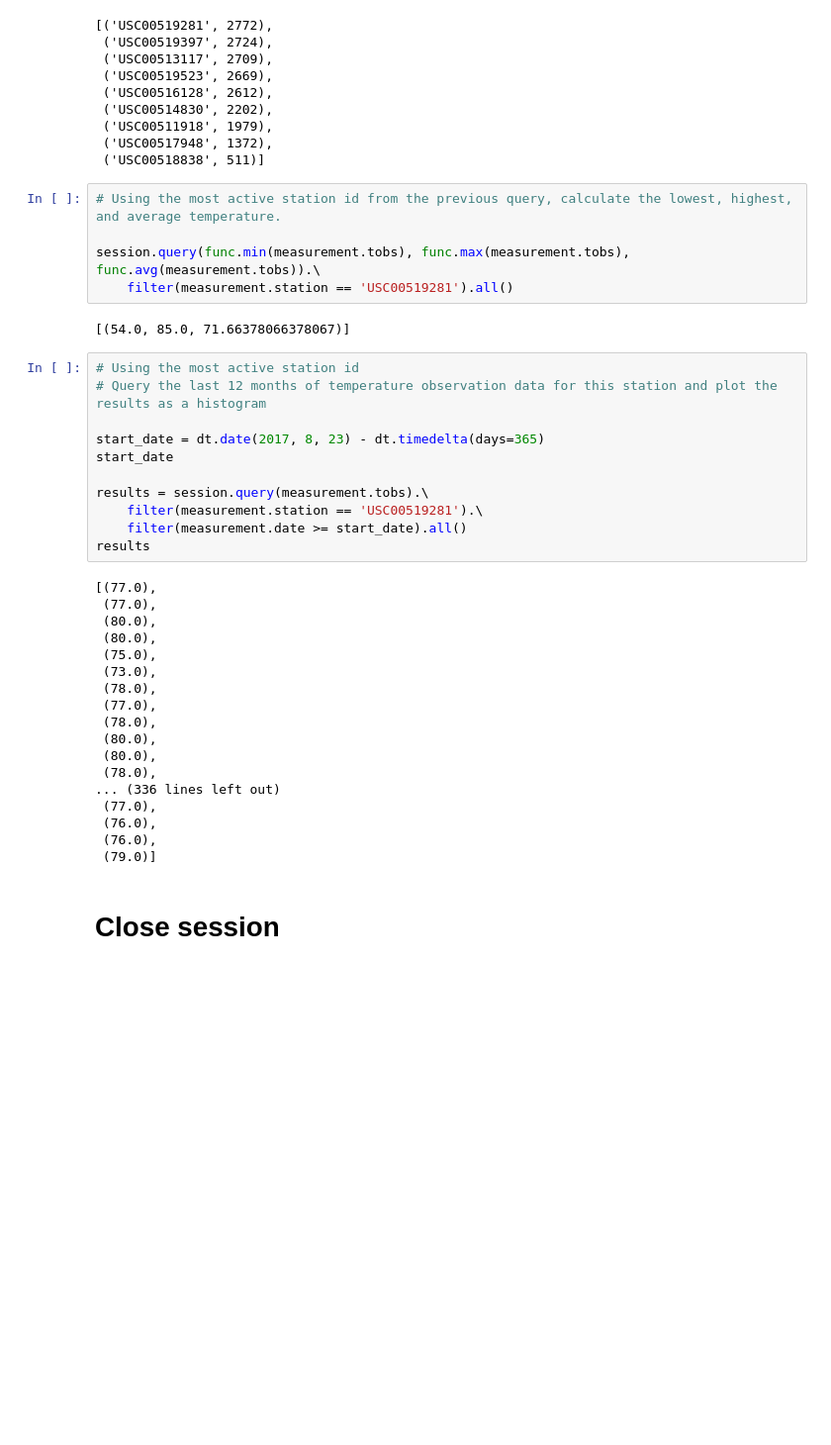
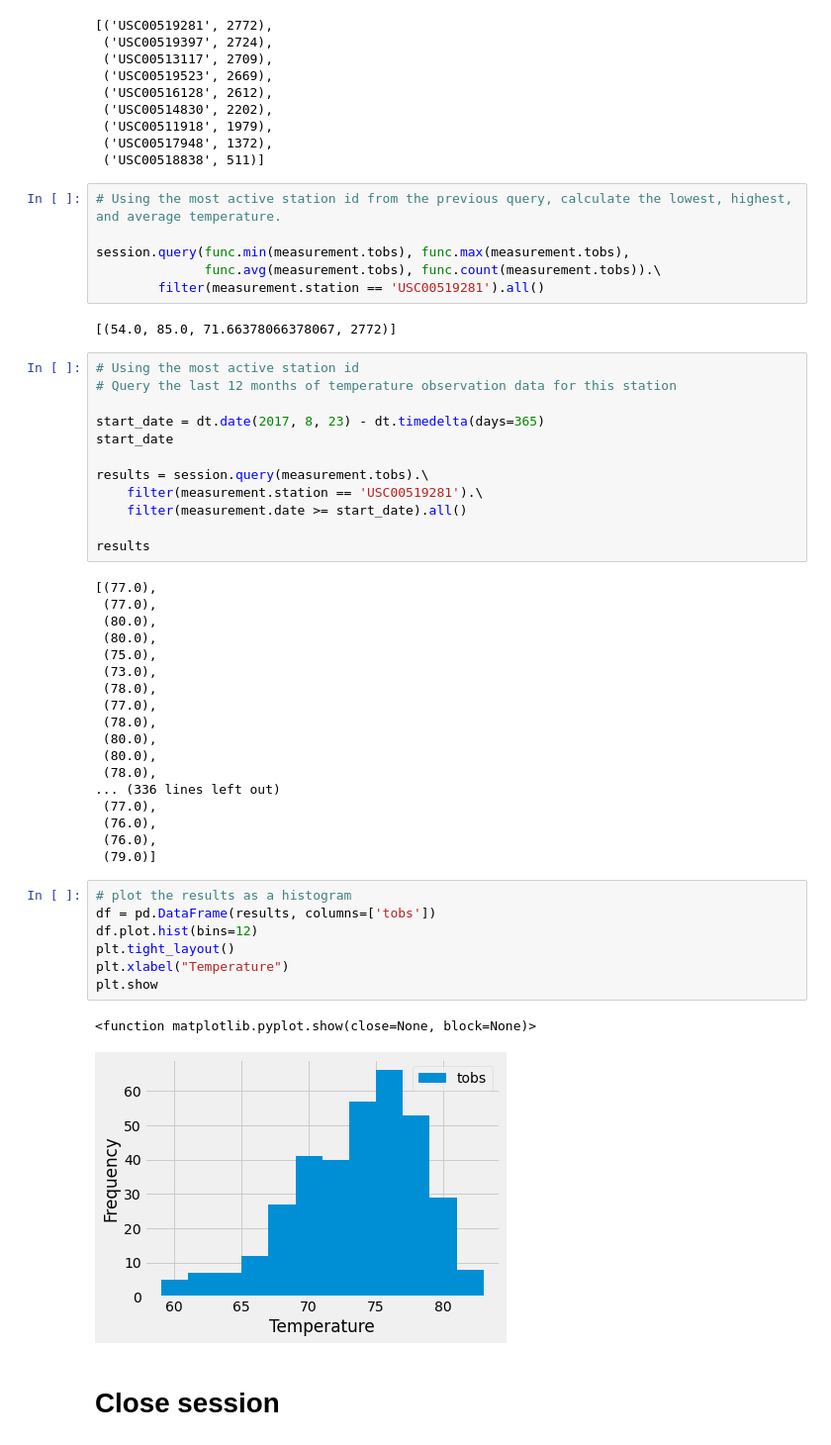
Before and after one commit to fromjandp/sqlalchemy-challenge, a Jupyter notebook: climate_starter.ipynb, the cells around one changed output. Shown at 99% size. Cells and saved outputs as stored; diff of their text form; blank space fills up the shorter version.

```diff
--- a/climate_starter.ipynb
+++ b/climate_starter.ipynb
@@ -167,13 +164,14 @@ session.query(measurement.station, func.count(measurement.station)).\
 # %%
 # Using the most active station id from the previous query, calculate the lowest, highest, and average temperature.
 
-session.query(func.min(measurement.tobs), func.max(measurement.tobs), func.avg(measurement.tobs)).\
-    filter(measurement.station == 'USC00519281').all()
+session.query(func.min(measurement.tobs), func.max(measurement.tobs),
+              func.avg(measurement.tobs), func.count(measurement.tobs)).\
+        filter(measurement.station == 'USC00519281').all()
 # %% [output]
-[(54.0, 85.0, 71.66378066378067)]
+[(54.0, 85.0, 71.66378066378067, 2772)]
 # %%
 # Using the most active station id
-# Query the last 12 months of temperature observation data for this station and plot the results as a histogram
+# Query the last 12 months of temperature observation data for this station
 
 start_date = dt.date(2017, 8, 23) - dt.timedelta(days=365)
 start_date
@@ -181,6 +179,7 @@ start_date
 results = session.query(measurement.tobs).\
     filter(measurement.station == 'USC00519281').\
     filter(measurement.date >= start_date).all()
+
 results
 # %% [output]
 [(77.0),
@@ -200,6 +199,16 @@ results
  (76.0),
  (76.0),
  (79.0)]
+# %%
+# plot the results as a histogram
+df = pd.DataFrame(results, columns=['tobs'])
+df.plot.hist(bins=12)
+plt.tight_layout()
+plt.xlabel("Temperature")
+plt.show
+# %% [output]
+<function matplotlib.pyplot.show(close=None, block=None)>
+[figure, added]
 # %% [markdown]
 # Close session
 # %%
```
Also changed, not shown: parts of 1 cell of this notebook.
